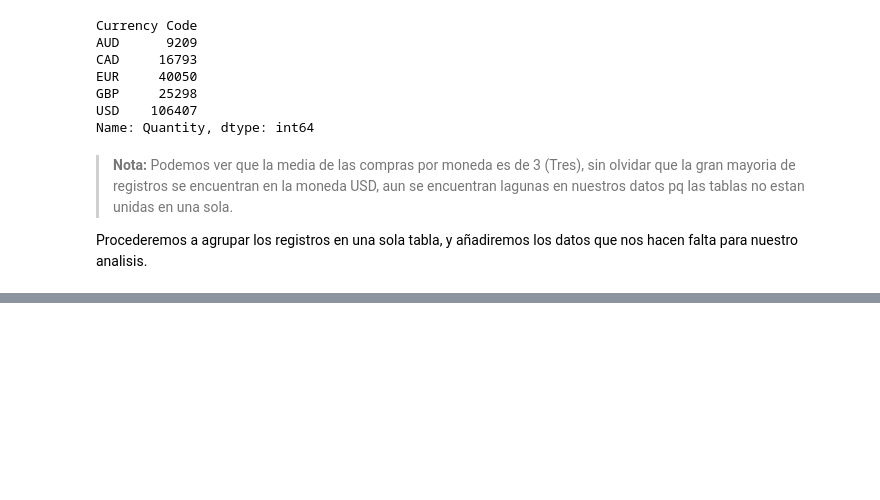
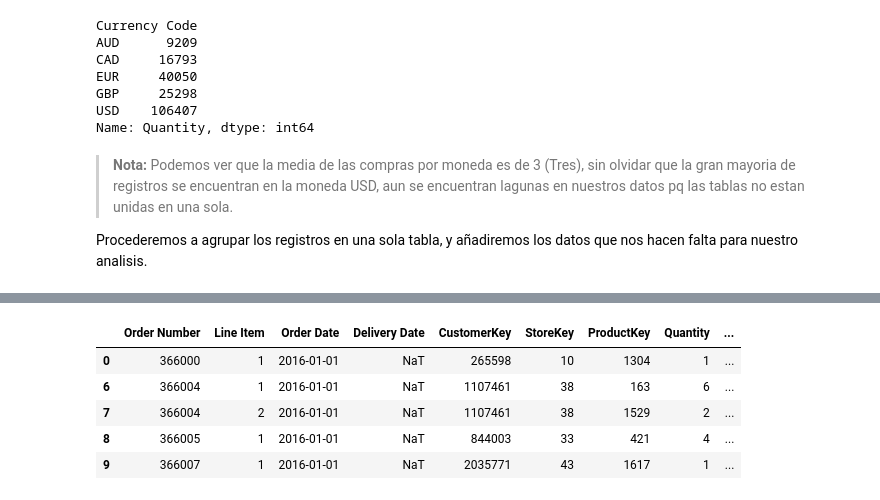
Before and after one commit to AlejoRam05/Bootcamp_Final_Project, a Jupyter notebook: final_proyect.ipynb, the cells around one changed output, grey strips where cells are left out. Cells and saved outputs as stored; diff of their text form; code cells hidden in the pictures; blank space fills up the shorter version.

```diff
--- a/final_proyect.ipynb
+++ b/final_proyect.ipynb
@@ -216,0 +285,9 @@ memory usage: 8.6+ MB
+# %%
+ventas_tiendas_demas.head()
+# %% [output]
+|  | Order Number | Line Item | Order Date | Delivery Date | CustomerKey | StoreKey | ProductKey | Quantity | ... |
+| 0 | 366000 | 1 | 2016-01-01 | NaT | 265598 | 10 | 1304 | 1 | ... |
+| 6 | 366004 | 1 | 2016-01-01 | NaT | 1107461 | 38 | 163 | 6 | ... |
+| 7 | 366004 | 2 | 2016-01-01 | NaT | 1107461 | 38 | 1529 | 2 | ... |
+| 8 | 366005 | 1 | 2016-01-01 | NaT | 844003 | 33 | 421 | 4 | ... |
+| 9 | 366007 | 1 | 2016-01-01 | NaT | 2035771 | 43 | 1617 | 1 | ... |
```
Also changed, not shown: parts of 18 cells of this notebook.
